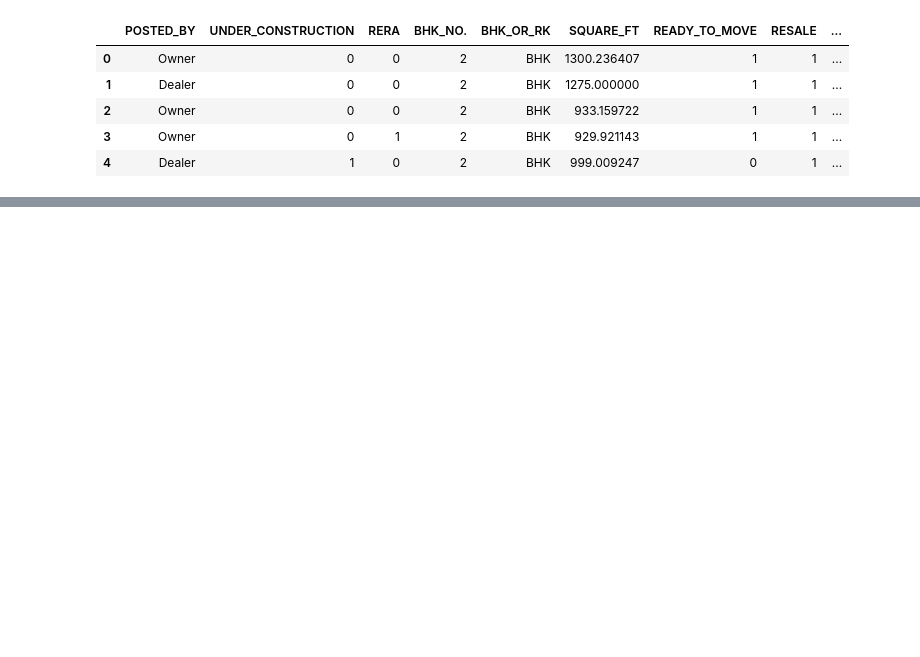
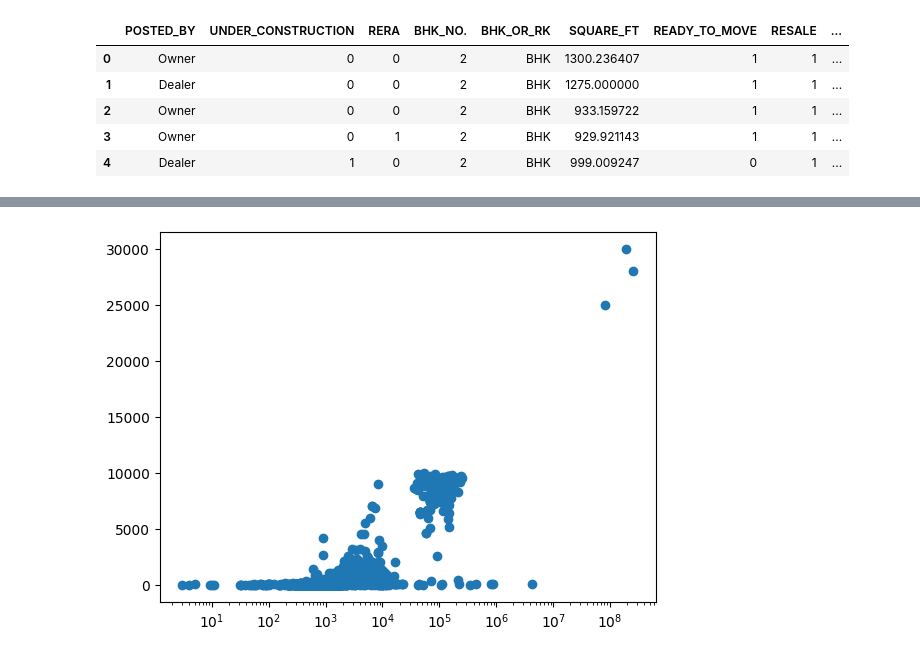
Before and after one commit to VinayakFTW/house_price_prediction, a Jupyter notebook: preprocess.ipynb, the cells around one changed output, grey strips where cells are left out. Drawn from its saved outputs; the diff is of its cells as text; code cells hidden in the pictures; blank space fills up the shorter version.

```diff
--- a/preprocess.ipynb
+++ b/preprocess.ipynb
@@ -15,0 +31,10 @@ df_train.head()
+# %%
+#converting the categorical BHK OR RK column to integer column
+temp = []
+for stuff in  df_train.BHK_OR_RK:
+    if stuff == 'BHK':
+        temp.append(1)
+    else:
+        temp.append(0)
+df_train.BHK_OR_RK = temp
+df_train.BHK_OR_RK.unique()
@@ -15,0 +62,6 @@ df_train.head()
+# %%
+plt.scatter(df_train['SQUARE_FT'], df_train['TARGET(PRICE_IN_LACS)'])
+plt.xscale('log')
+plt.show()
+# %% [output]
+[figure, added]
```
Also changed, not shown: parts of 17 cells of this notebook, 3 other files.
